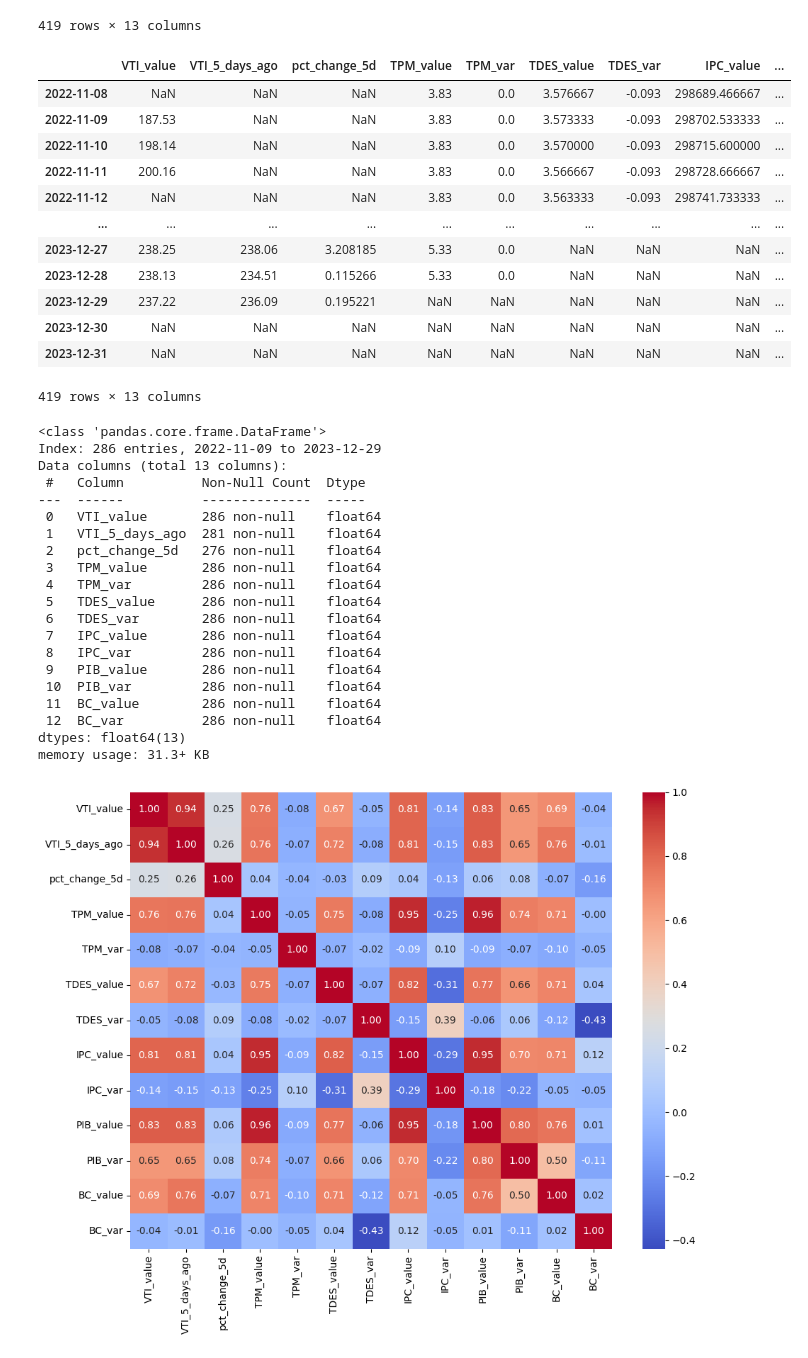
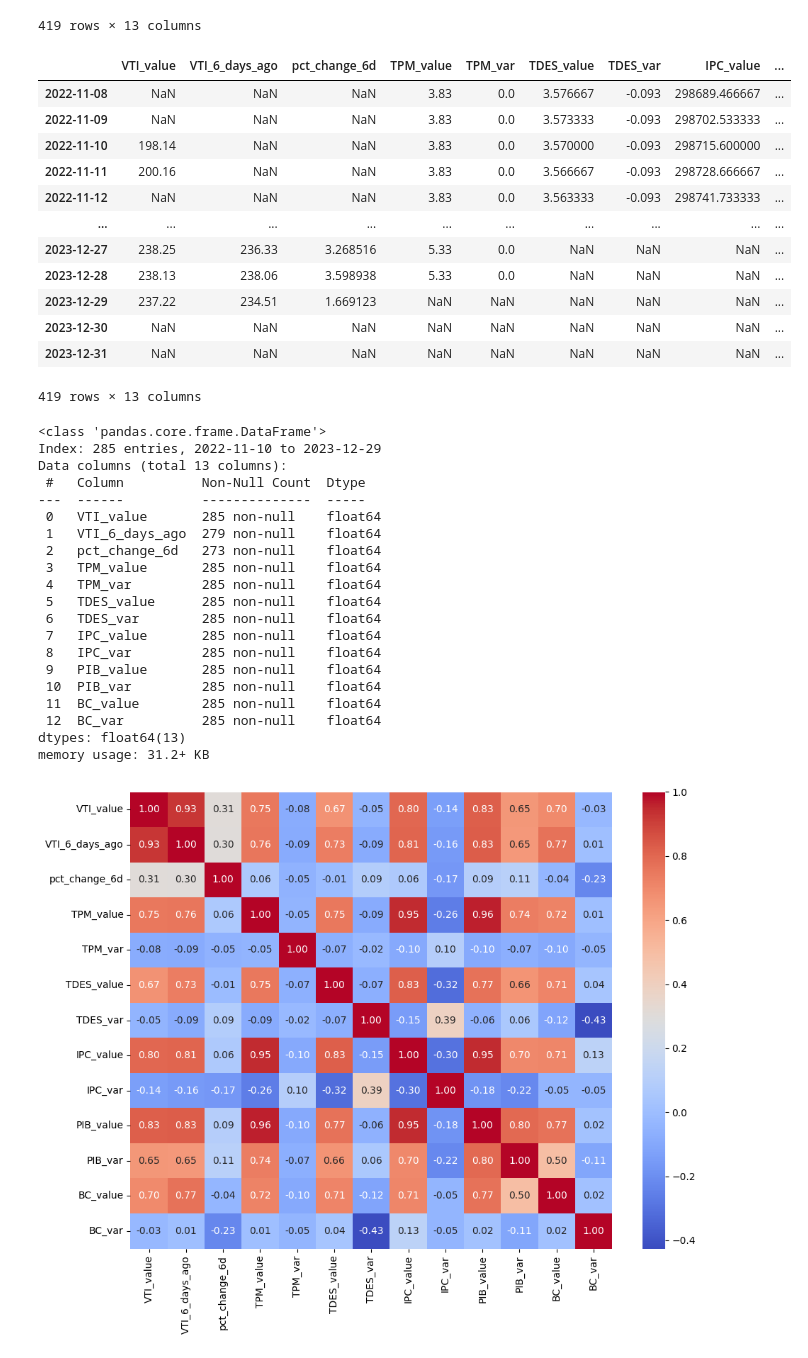
Before and after one commit to diegomacaya/proyecto_DataScience_DMS, a Jupyter notebook: src/Proyecto Data Science.ipynb, the cells around one changed output. Drawn from its saved outputs; the diff is of its cells as text; code cells hidden in the pictures.

```diff
--- a/src/Proyecto Data Science.ipynb
+++ b/src/Proyecto Data Science.ipynb
@@ -510,9 +510,9 @@ vti = vti.rename(columns = {'t' : 'date'})
 # %%
 # Calcular el valor del VTI cinco días antes y añadirlo al DataFrame
 
-vti['VTI_5_days_ago'] = vti['VTI_value'].shift(5)
+vti['VTI_6_days_ago'] = vti['VTI_value'].shift(6)
 # %%
-vti['pct_change_5d'] = vti['VTI_5_days_ago'].pct_change(5) * 100
+vti['pct_change_6d'] = vti['VTI_6_days_ago'].pct_change(6) * 100
 # %%
 vti = vti.set_index("date")
 
@@ -587,20 +587,20 @@ df_indicadores_D
 | 2023-12-31 | NaN | NaN | NaN | NaN | NaN | NaN | NaN | NaN | NaN | NaN | ... |
 419 rows × 13 columns
 # %%
-df_indicadores_D = df_indicadores_D [['VTI_value', 'VTI_5_days_ago', 'pct_change_5d', 'TPM_value', 'TPM_var','TDES_value', 'TDES_var', 'IPC_value', 'IPC_var', 'PIB_value', 'PIB_var', 'BC_value', 'BC_var']]
+df_indicadores_D = df_indicadores_D [['VTI_value', 'VTI_6_days_ago', 'pct_change_6d', 'TPM_value', 'TPM_var','TDES_value', 'TDES_var', 'IPC_value', 'IPC_var', 'PIB_value', 'PIB_var', 'BC_value', 'BC_var']]
 
 df_indicadores_D
 # %% [output]
-|  | VTI_value | VTI_5_days_ago | pct_change_5d | TPM_value | TPM_var | TDES_value | TDES_var | IPC_value | ... |
+|  | VTI_value | VTI_6_days_ago | pct_change_6d | TPM_value | TPM_var | TDES_value | TDES_var | IPC_value | ... |
 | 2022-11-08 | NaN | NaN | NaN | 3.83 | 0.0 | 3.576667 | -0.093 | 298689.466667 | ... |
-| 2022-11-09 | 187.53 | NaN | NaN | 3.83 | 0.0 | 3.573333 | -0.093 | 298702.533333 | ... |
+| 2022-11-09 | NaN | NaN | NaN | 3.83 | 0.0 | 3.573333 | -0.093 | 298702.533333 | ... |
 | 2022-11-10 | 198.14 | NaN | NaN | 3.83 | 0.0 | 3.570000 | -0.093 | 298715.600000 | ... |
 | 2022-11-11 | 200.16 | NaN | NaN | 3.83 | 0.0 | 3.566667 | -0.093 | 298728.666667 | ... |
 | 2022-11-12 | NaN | NaN | NaN | 3.83 | 0.0 | 3.563333 | -0.093 | 298741.733333 | ... |
 | ... | ... | ... | ... | ... | ... | ... | ... | ... | ... |
-| 2023-12-27 | 238.25 | 238.06 | 3.208185 | 5.33 | 0.0 | NaN | NaN | NaN | ... |
-| 2023-12-28 | 238.13 | 234.51 | 0.115266 | 5.33 | 0.0 | NaN | NaN | NaN | ... |
-| 2023-12-29 | 237.22 | 236.09 | 0.195221 | NaN | NaN | NaN | NaN | NaN | ... |
+| 2023-12-27 | 238.25 | 236.33 | 3.268516 | 5.33 | 0.0 | NaN | NaN | NaN | ... |
+| 2023-12-28 | 238.13 | 238.06 | 3.598938 | 5.33 | 0.0 | NaN | NaN | NaN | ... |
+| 2023-12-29 | 237.22 | 234.51 | 1.669123 | NaN | NaN | NaN | NaN | NaN | ... |
 | 2023-12-30 | NaN | NaN | NaN | NaN | NaN | NaN | NaN | NaN | ... |
 | 2023-12-31 | NaN | NaN | NaN | NaN | NaN | NaN | NaN | NaN | ... |
 419 rows × 13 columns
@@ -615,25 +615,25 @@ df_indicadores_D = df_indicadores_D.ffill()
 df_indicadores_D.info()
 # %% [output]
 <class 'pandas.core.frame.DataFrame'>
-Index: 286 entries, 2022-11-09 to 2023-12-29
+Index: 285 entries, 2022-11-10 to 2023-12-29
 Data columns (total 13 columns):
  #   Column          Non-Null Count  Dtype
 ---  ------          --------------  -----
- 0   VTI_value       286 non-null    float64
- 1   VTI_5_days_ago  281 non-null    float64
- 2   pct_change_5d   276 non-null    float64
- 3   TPM_value       286 non-null    float64
- 4   TPM_var         286 non-null    float64
- 5   TDES_value      286 non-null    float64
- 6   TDES_var        286 non-null    float64
- 7   IPC_value       286 non-null    float64
- 8   IPC_var         286 non-null    float64
- 9   PIB_value       286 non-null    float64
- 10  PIB_var         286 non-null    float64
- 11  BC_value        286 non-null    float64
- 12  BC_var          286 non-null    float64
+ 0   VTI_value       285 non-null    float64
+ 1   VTI_6_days_ago  279 non-null    float64
+ 2   pct_change_6d   273 non-null    float64
+ 3   TPM_value       285 non-null    float64
+ 4   TPM_var         285 non-null    float64
+ 5   TDES_value      285 non-null    float64
+ 6   TDES_var        285 non-null    float64
+ 7   IPC_value       285 non-null    float64
+ 8   IPC_var         285 non-null    float64
+ 9   PIB_value       285 non-null    float64
+ 10  PIB_var         285 non-null    float64
+ 11  BC_value        285 non-null    float64
+ 12  BC_var          285 non-null    float64
 dtypes: float64(13)
-memory usage: 31.3+ KB
+memory usage: 31.2+ KB
 # %%
 import seaborn as sns
 import matplotlib.pyplot as plt
```
Also changed, not shown: parts of 6 cells of this notebook, 6 other files.
